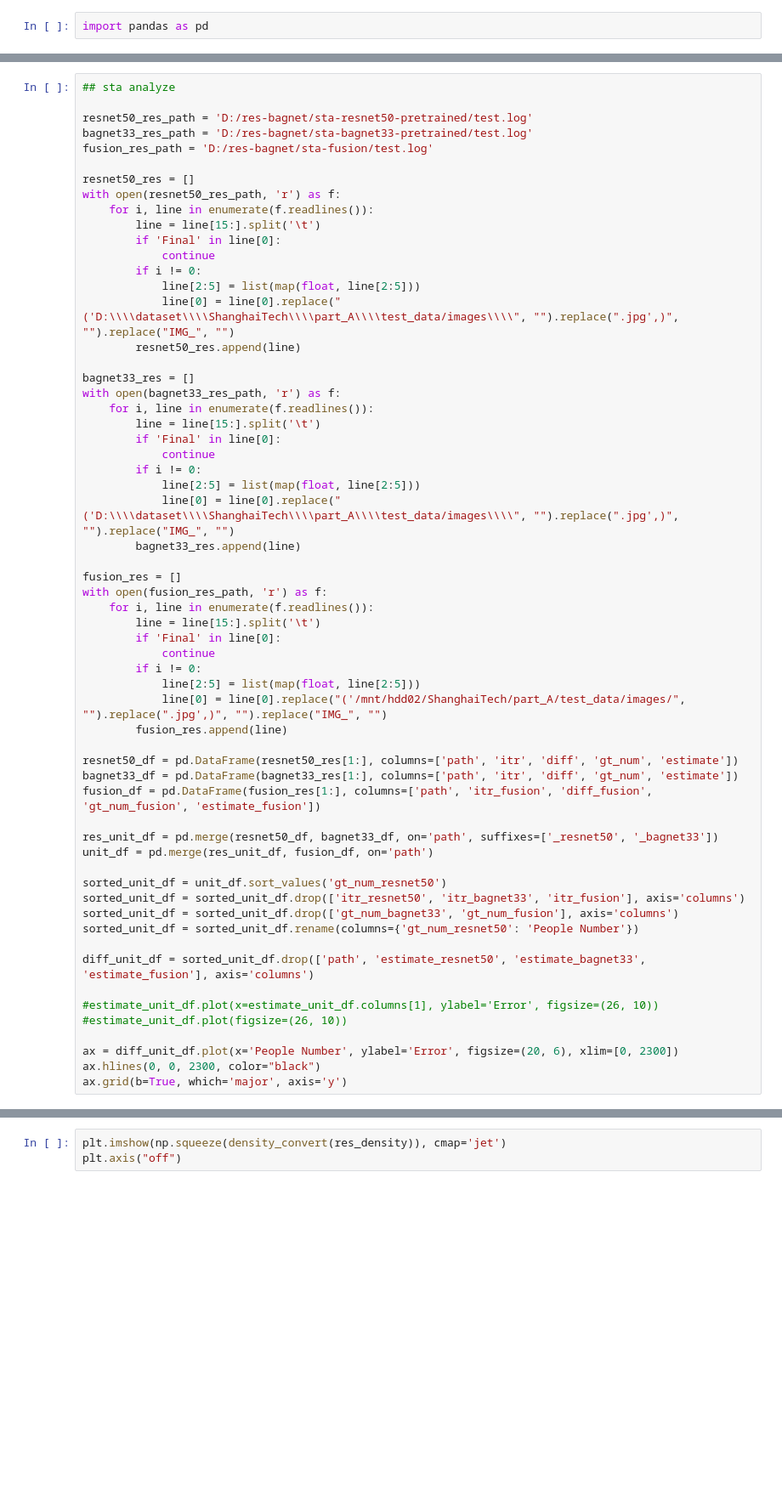
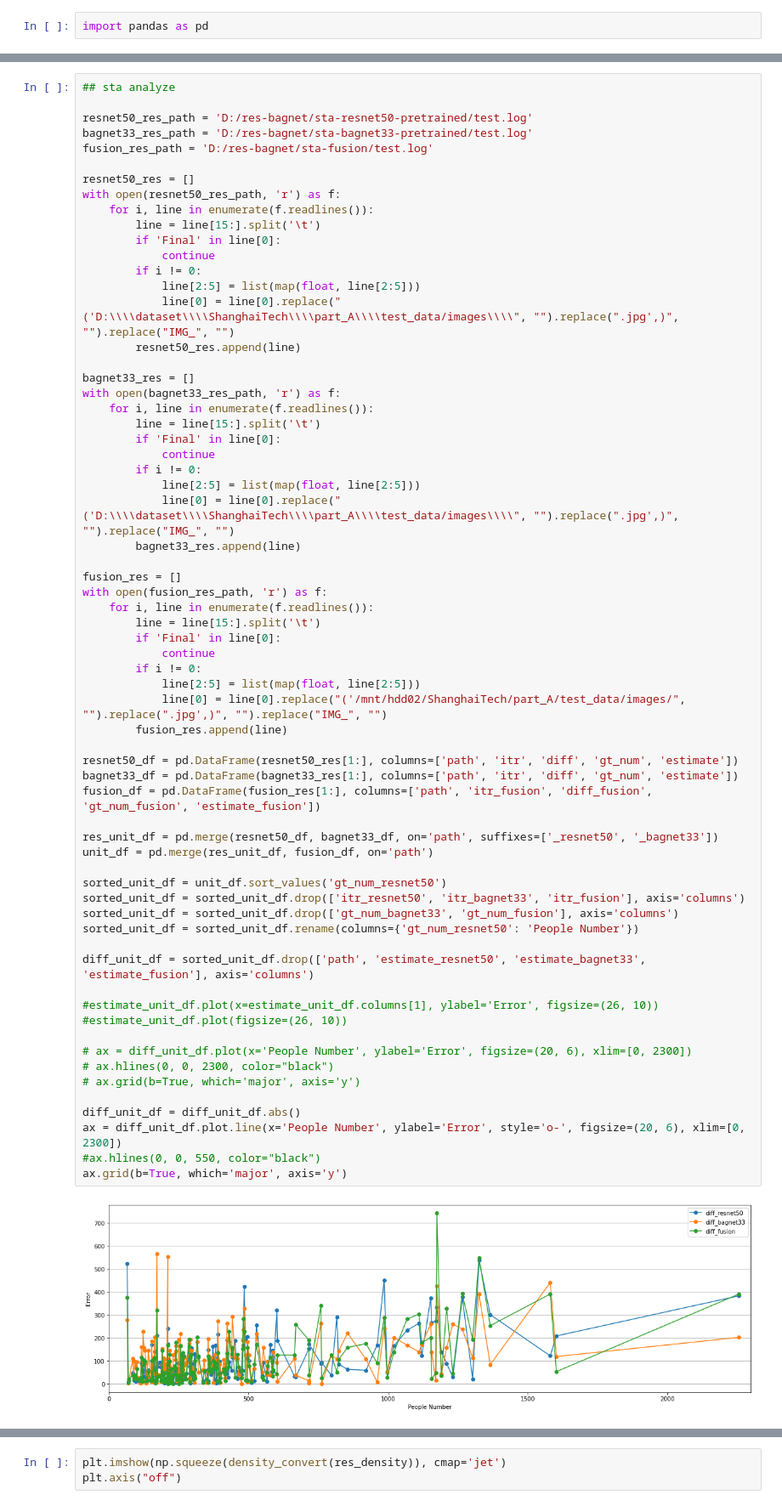
Before and after one commit to junprog/cc-base, a Jupyter notebook: test_analyze.ipynb, the cells around one changed output, grey strips where cells are left out. Shown at 85% size. Saved outputs shown, nothing was run; the diff lists cells and outputs as text; blank space fills up the shorter version.

```diff
--- a/test_analyze.ipynb
+++ b/test_analyze.ipynb
@@ -256,32 +258,39 @@ with open(bagnet33_res_path, 'r') as f:
 
 fusion_res = []
 with open(fusion_res_path, 'r') as f:
     for i, line in enumerate(f.readlines()):
         line = line[15:].split('\t')
         if 'Final' in line[0]:
             continue
         if i != 0:
             line[2:5] = list(map(float, line[2:5]))
             line[0] = line[0].replace("('/mnt/hdd02/ShanghaiTech/part_A/test_data/images/", "").replace(".jpg',)", "").replace("IMG_", "")
         fusion_res.append(line)
 
 resnet50_df = pd.DataFrame(resnet50_res[1:], columns=['path', 'itr', 'diff', 'gt_num', 'estimate'])
 bagnet33_df = pd.DataFrame(bagnet33_res[1:], columns=['path', 'itr', 'diff', 'gt_num', 'estimate'])
 fusion_df = pd.DataFrame(fusion_res[1:], columns=['path', 'itr_fusion', 'diff_fusion', 'gt_num_fusion', 'estimate_fusion'])
 
 res_unit_df = pd.merge(resnet50_df, bagnet33_df, on='path', suffixes=['_resnet50', '_bagnet33'])
 unit_df = pd.merge(res_unit_df, fusion_df, on='path')
 
 sorted_unit_df = unit_df.sort_values('gt_num_resnet50')
 sorted_unit_df = sorted_unit_df.drop(['itr_resnet50', 'itr_bagnet33', 'itr_fusion'], axis='columns')
 sorted_unit_df = sorted_unit_df.drop(['gt_num_bagnet33', 'gt_num_fusion'], axis='columns')
 sorted_unit_df = sorted_unit_df.rename(columns={'gt_num_resnet50': 'People Number'})
 
 diff_unit_df = sorted_unit_df.drop(['path', 'estimate_resnet50', 'estimate_bagnet33', 'estimate_fusion'], axis='columns')
 
 #estimate_unit_df.plot(x=estimate_unit_df.columns[1], ylabel='Error', figsize=(26, 10))
 #estimate_unit_df.plot(figsize=(26, 10))
 
-ax = diff_unit_df.plot(x='People Number', ylabel='Error', figsize=(20, 6), xlim=[0, 2300])
-ax.hlines(0, 0, 2300, color="black")
+# ax = diff_unit_df.plot(x='People Number', ylabel='Error', figsize=(20, 6), xlim=[0, 2300])
+# ax.hlines(0, 0, 2300, color="black")
+# ax.grid(b=True, which='major', axis='y')
+
+diff_unit_df = diff_unit_df.abs()
+ax = diff_unit_df.plot.line(x='People Number', ylabel='Error', style='o-', figsize=(20, 6), xlim=[0, 2300])
+#ax.hlines(0, 0, 550, color="black")
 ax.grid(b=True, which='major', axis='y')
+# %% [output]
+[figure, added]
```
Also changed, not shown: parts of 4 cells of this notebook.
